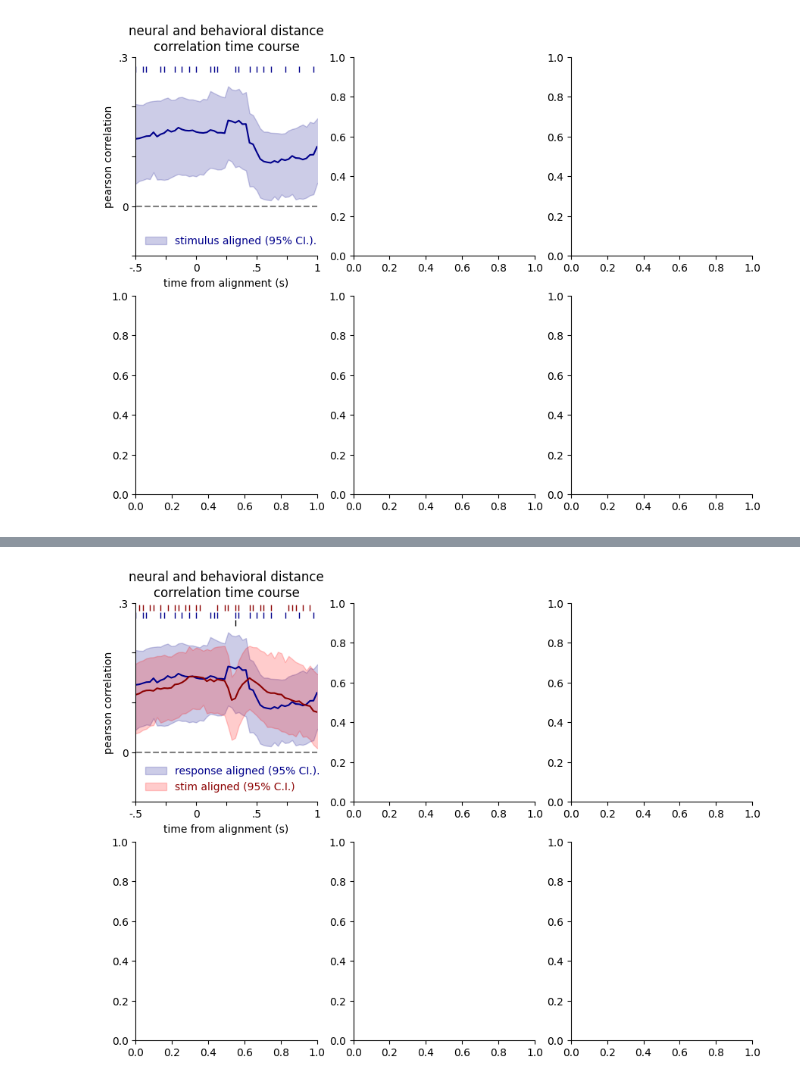
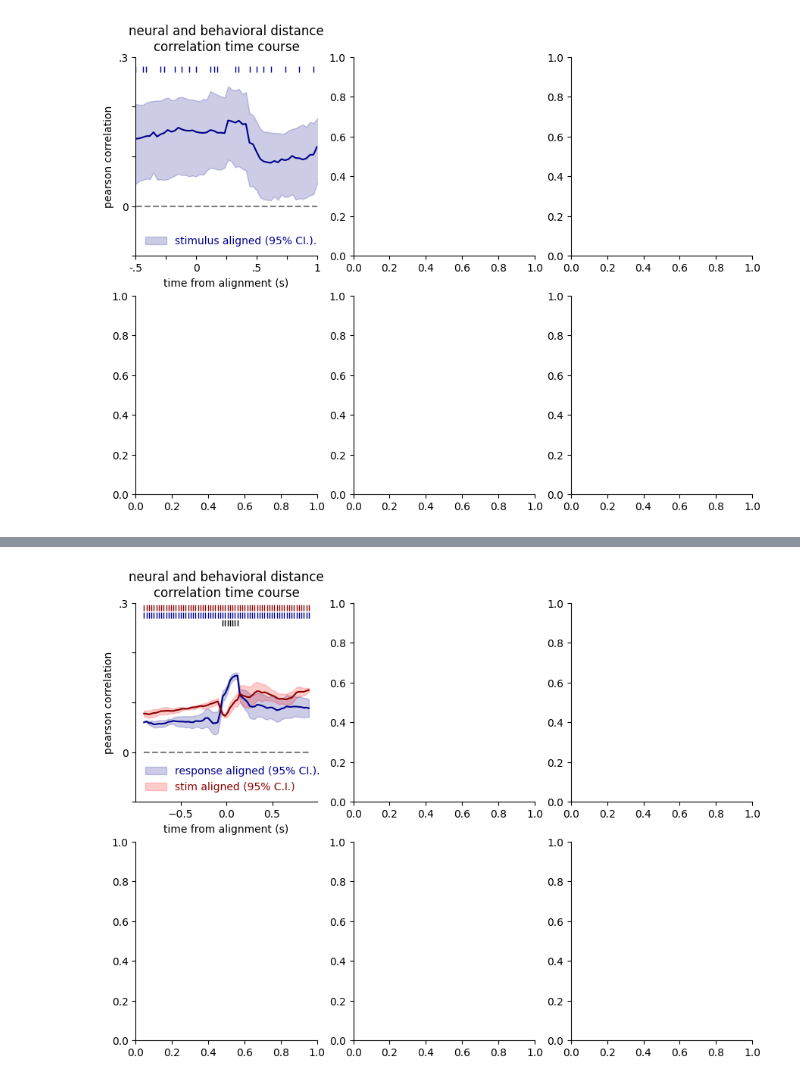
Before and after one commit to brunaafl/ShapeMetrics, a Jupyter notebook: ibl_analyses/notebooks/time_resolved_correlation.ipynb, the cells around one changed output, grey strips where cells are left out. Saved outputs shown, nothing was run; the diff lists cells and outputs as text; code cells hidden in the pictures.

```diff
--- a/ibl_analyses/notebooks/time_resolved_correlation.ipynb
+++ b/ibl_analyses/notebooks/time_resolved_correlation.ipynb
@@ -111,11 +108,13 @@ def process_and_correlate_fold(fold, w=10, s=1, r='all'):
     dist_cc = 1 - corr_matrix
     dist_cc = dist_cc[mask]
 
+    ys_time_jax = [jnp.array(ys_time[session]) for session in range(S)]
+
     # Adding some stride to speed up
     for t in range(0, len(ys_time[0])-w, s):  # Stride of s
 
         # get best min_neurons and current time point + window
-        all_sessions = [ys_time[session][t:t+w,:].reshape(-1, ys_time[session].shape[-1]) for session in range(S)]
+        all_sessions = [ys_time_jax[session][t:t+w,:].reshape(-1, ys_time_jax[session].shape[-1]) for session in range(S)]
 
         try:
             dist_neural_list = utils.dsd([
@@ -139,9 +138,6 @@ def process_and_correlate_fold(fold, w=10, s=1, r='all'):
 
         all_corrs.append(corr)
 
-        if t==10:
-            break # for debugging
-
     return all_corrs
 # %% [markdown]
 ## Loading
@@ -221,7 +217,7 @@ with open("prep_data/all/folds_index_response.pkl","rb") as f:
     index = pickle.load(f)
 
 all_corrs_resp = []
-for fold_path in tqdm.tqdm(index['files']):
+for fold_path in tqdm.tqdm(index['files'][:2]):
     with gzip.open(f"{fold_path}", "rb") as g:
         fold = pickle.load(g)
 
@@ -232,19 +240,19 @@ all_corrs_resp = np.array(all_corrs_resp)
 # %%
 # load data - stimulus aligned
 
-with open("prep_data/DG/folds_index_stim.pkl","rb") as f:
+with open("prep_data/all/folds_index_stim.pkl","rb") as f:
     index = pickle.load(f)
 
 all_corrs_stim = []
 i=0
-for fold_path in tqdm.tqdm(index['files']):
+for fold_path in tqdm.tqdm(index['files'][:2]):
     #if i==2: break
     #i+=1
 
     with gzip.open(f"{fold_path}", "rb") as g:
         fold = pickle.load(g)
 
-        all_corrs = process_and_correlate_fold(fold, w=12, s=2)
+        all_corrs = process_and_correlate_fold(fold, w=15, s=2)
         all_corrs_stim.append(all_corrs)
 
 #all_corrs_stim = get_corr_time(train_data_folds,test_data_folds,n_folds=25)
@@ -405,41 +352,48 @@ sig_stim_resp = (1-np.nanmean(all_corrs_stim<np.nanmean(all_corrs_resp,0),0))*2
 fig, axes = plt.subplots(nrows=2, ncols=3, figsize=(7*1.5,5*1.5))
 axes = axes.flatten()
 
-x_time = np.linspace(-1,1,len(all_corrs_stim[0]))
-w=10
-x_time += np.diff(x_time)[0]*w
+#First approach
+"""x_time = np.linspace(-1,1,len(all_corrs_stim[0]))
+w=15
+x_time += np.diff(x_time)[0]*w"""
 
+## Second approach
+w,s = 15,2
+idx = np.array(list(range(0,150-w,s)))
+x_time = np.linspace(-1,1,150)
+diff = np.diff(x_time)[0]*w/2
+x_time = x_time[idx]+diff
 
 axes[0].plot(x_time,np.nanmean(all_corrs_resp,0),color="darkblue")
 axes[0].fill_between(x_time,[np.nanpercentile(a,2.5) for a in all_corrs_resp.T],[np.nanpercentile(a,97.5) for a in all_corrs_resp.T],color='darkblue',alpha=0.2,label='response aligned (95% CI.).')
 
 
 axes[0].plot(x_time,np.nanmean(all_corrs_stim,0),color="darkred")
 axes[0].fill_between(x_time,[np.nanpercentile(a,2.5) for a in all_corrs_stim.T],[np.nanpercentile(a,97.5) for a in all_corrs_stim.T],color='r',alpha=0.2,label='stim aligned (95% C.I.)')
 
 axes[0].plot(x_time[sig_stim],np.ones_like(x_time[sig_stim])*0.29,'|',color='darkred')
 axes[0].plot(x_time[sig_resp],np.ones_like(x_time[sig_resp])*0.275,'|',color='darkblue')
 axes[0].plot(x_time[sig_stim_resp],np.ones_like(x_time[sig_stim_resp])*0.26,'|',color='k')
 
 axes[0].plot(x_time,np.zeros_like(x_time),'--',color='k',alpha=0.5)
 axes[0].set_xlabel('time from alignment (s)')
 axes[0].set_ylabel('pearson correlation')
 axes[0].set_title('neural and behavioral distance\ncorrelation time course')
 axes[0].legend()
-axes[0].set_xlim(-0.5,1)
+#axes[0].set_xlim(-1,1)
 axes[0].set_ylim(-0.1,0.3)
 axes[0].set_yticks([-0.1,0,0.1,0.2,0.3],['',0,'','','.3'])
-axes[0].set_xticks([-0.5,-0.25,0,0.25,0.5,0.75,1],['-.5','','0','','.5','','1'])
+#axes[0].set_xticks([-0.5,-0.25,0,0.25,0.5,0.75,1],['-.5','','0','','.5','','1'])
 axes[0].legend(frameon=False)
 # change font color of legend
 leg = axes[0].get_legend()
 ltext  = leg.get_texts()
 
 plt.setp(ltext[1], color='darkred')
 plt.setp(ltext[0], color='darkblue')
 sns.despine()
 #fig.tight_layout()
 
 plt.savefig('../results/neural_behavioral_correlation_time_DG.svg',dpi=300)
 # %% [output]
-[figure, old version]
+[figure, new version]
```
Also changed, not shown: parts of 7 cells of this notebook, 23 other files.
